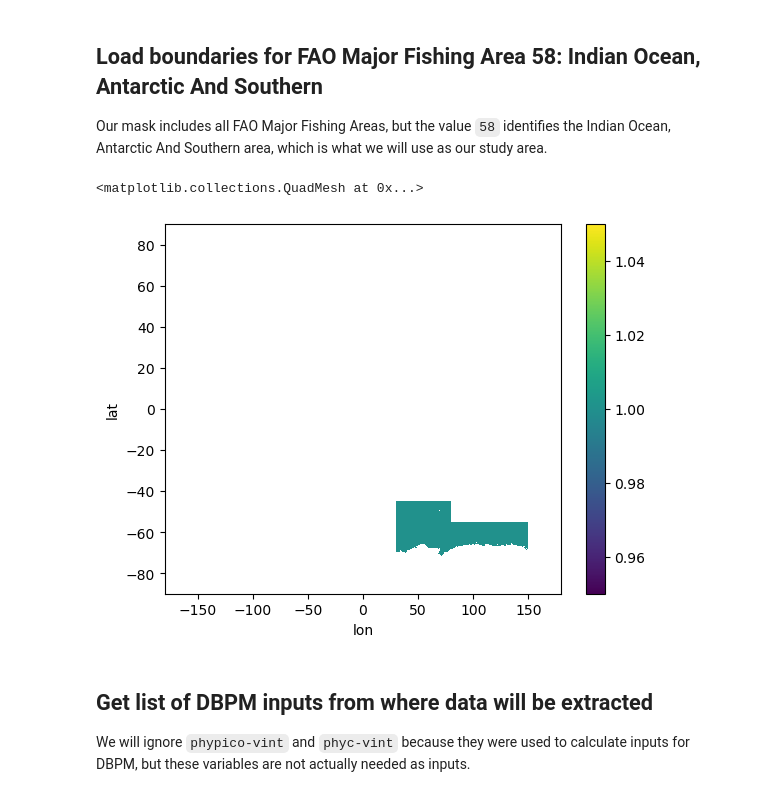
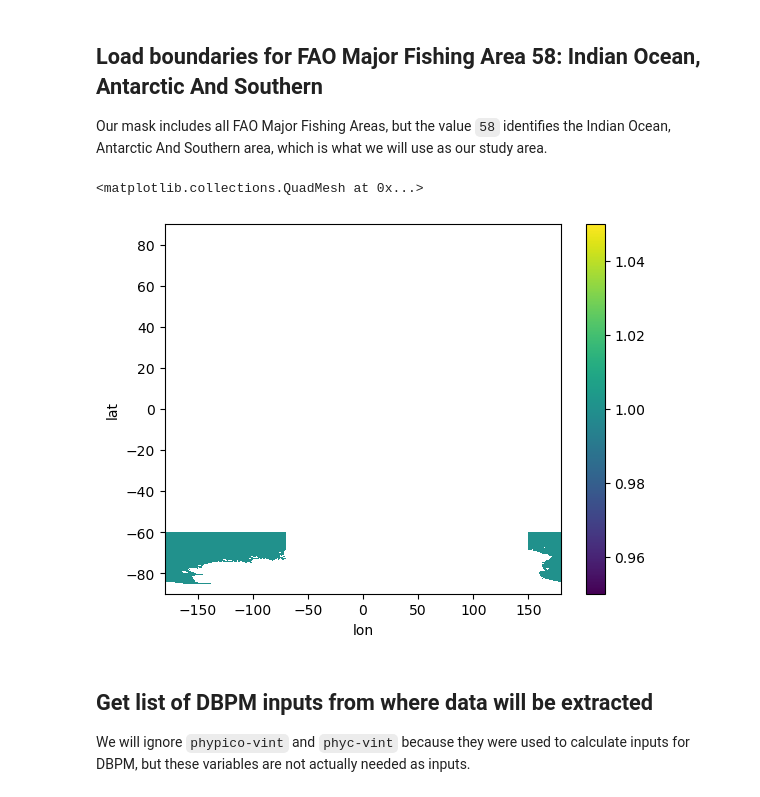
Before and after one commit to lidefi87/dbpm_southern_ocean, a Jupyter notebook: scripts/02_processing_dbpm_regional_inputs.ipynb, the cells around one changed output. Saved outputs shown, nothing was run; the diff lists cells and outputs as text; code cells hidden in the pictures.

```diff
--- a/scripts/02_processing_dbpm_regional_inputs.ipynb
+++ b/scripts/02_processing_dbpm_regional_inputs.ipynb
@@ -101,17 +107,17 @@ Our mask includes all FAO Major Fishing Areas, but the value `58` identifies the
 # %%
 #Loading mask
 mask_path = os.path.join('/g/data/vf71/shared_resources/fao_fishing_areas',
-                         'gfdl-mom6-cobalt2_FAO_MajorAreas_15arcmin_global_fixed.nc')
+                         f'gfdl-mom6-cobalt2_FAO_MajorAreas_{res_am}_global_fixed.nc')
 mask = xr.open_dataarray(mask_path)
 
 #Keeping only Indian Ocean, Antarctic Fishing Area
-mask = xr.where(mask == 58, 1, np.nan)
+mask_fao = xr.where(mask == 88, 1, np.nan)
 
 #Plotting results
-mask.plot()
+mask_fao.plot()
 # %% [output]
 <matplotlib.collections.QuadMesh at 0x...>
-[figure, old version]
+[figure, new version]
 # %% [markdown]
 ## Get list of DBPM inputs from where data will be extracted
 We will ignore `phypico-vint` and `phyc-vint` because they were used to calculate inputs for DBPM, but these variables are not actually needed as inputs.
```
Also changed, not shown: parts of 11 cells of this notebook.
